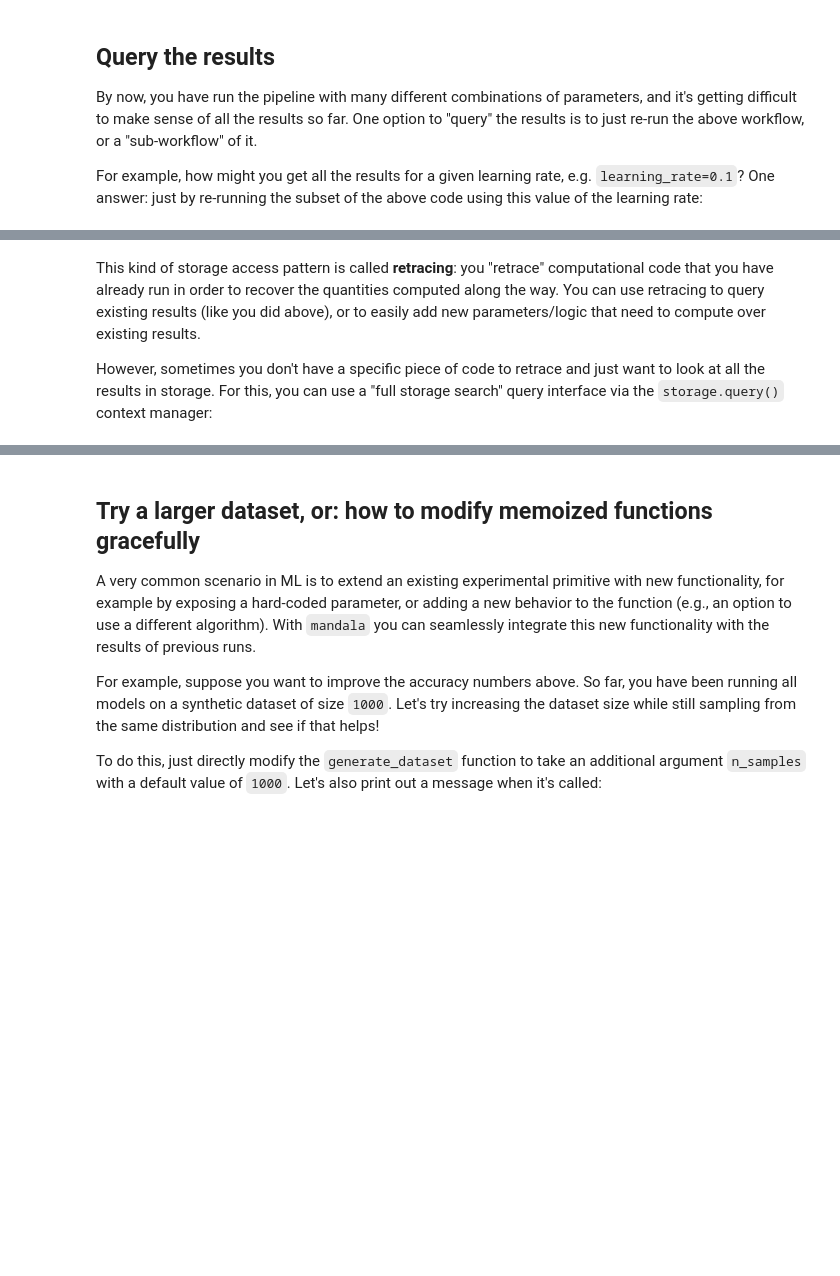
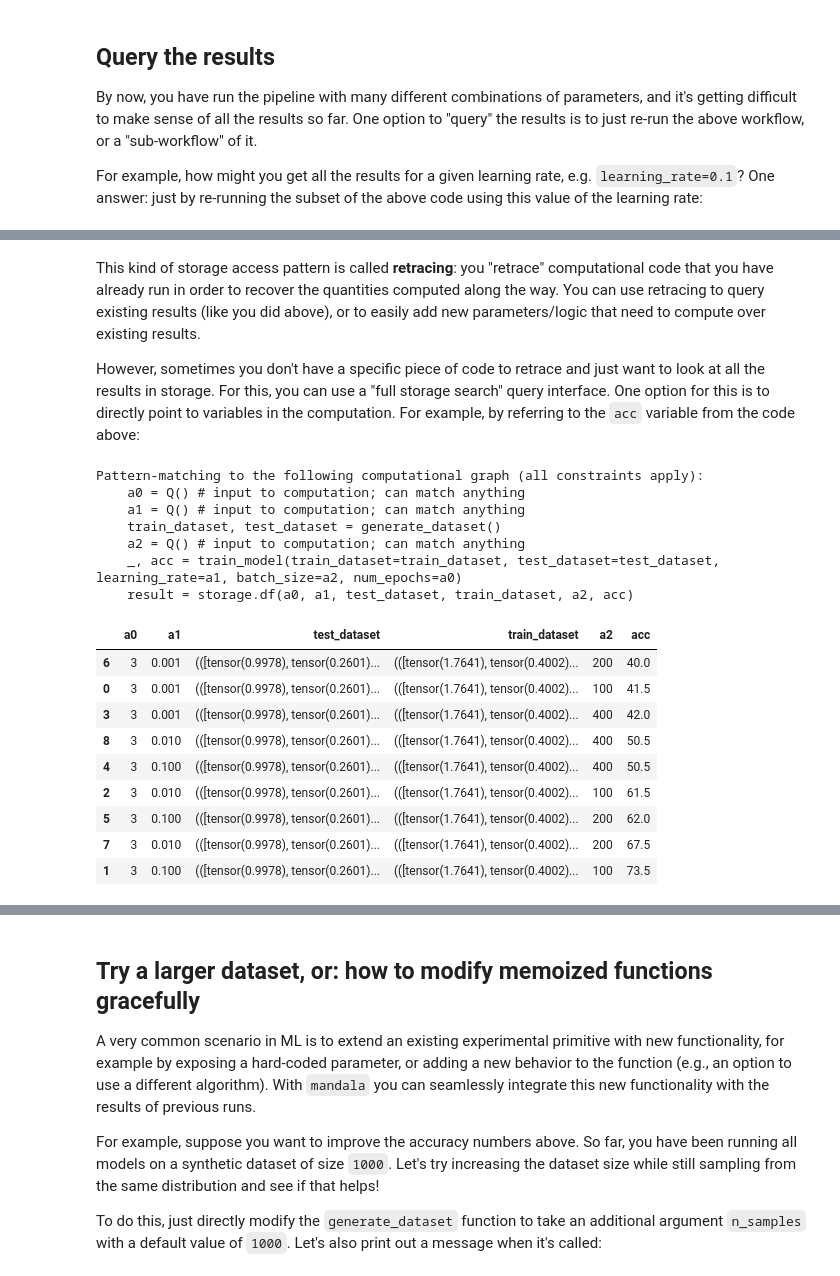
Before and after one commit to amakelov/mandala, a Jupyter notebook: tutorials/01_logistic.ipynb, the cells around one changed output, grey strips where cells are left out. Saved outputs shown, nothing was run; the diff lists cells and outputs as text; code cells hidden in the pictures; blank space fills up the shorter version.

```diff
--- a/tutorials/01_logistic.ipynb
+++ b/tutorials/01_logistic.ipynb
@@ -271,4 +275,26 @@ existing results.
 
 However, sometimes you don't have a specific piece of code to retrace and just
 want to look at all the results in storage. For this, you can use a "full
-storage search" query interface via the `storage.query()` context manager:
+storage search" query interface. One option for this is to directly point to
+variables in the computation. For example, by referring to the `acc` variable
+from the code above:
+# %%
+storage.similar(acc, context=True) # this may take a few seconds
+# %% [output]
+Pattern-matching to the following computational graph (all constraints apply):
+    a0 = Q() # input to computation; can match anything
+    a1 = Q() # input to computation; can match anything
+    train_dataset, test_dataset = generate_dataset()
+    a2 = Q() # input to computation; can match anything
+    _, acc = train_model(train_dataset=train_dataset, test_dataset=test_dataset, learning_rate=a1, batch_size=a2, num_epochs=a0)
+    result = storage.df(a0, a1, test_dataset, train_dataset, a2, acc)
+|  | a0 | a1 | test_dataset | train_dataset | a2 | acc |
+| 6 | 3 | 0.001 | (([tensor(0.9978), tensor(0.2601)... | (([tensor(1.7641), tensor(0.4002)... | 200 | 40.0 |
+| 0 | 3 | 0.001 | (([tensor(0.9978), tensor(0.2601)... | (([tensor(1.7641), tensor(0.4002)... | 100 | 41.5 |
+| 3 | 3 | 0.001 | (([tensor(0.9978), tensor(0.2601)... | (([tensor(1.7641), tensor(0.4002)... | 400 | 42.0 |
+| 8 | 3 | 0.010 | (([tensor(0.9978), tensor(0.2601)... | (([tensor(1.7641), tensor(0.4002)... | 400 | 50.5 |
+| 4 | 3 | 0.100 | (([tensor(0.9978), tensor(0.2601)... | (([tensor(1.7641), tensor(0.4002)... | 400 | 50.5 |
+| 2 | 3 | 0.010 | (([tensor(0.9978), tensor(0.2601)... | (([tensor(1.7641), tensor(0.4002)... | 100 | 61.5 |
+| 5 | 3 | 0.100 | (([tensor(0.9978), tensor(0.2601)... | (([tensor(1.7641), tensor(0.4002)... | 200 | 62.0 |
+| 7 | 3 | 0.010 | (([tensor(0.9978), tensor(0.2601)... | (([tensor(1.7641), tensor(0.4002)... | 200 | 67.5 |
+| 1 | 3 | 0.100 | (([tensor(0.9978), tensor(0.2601)... | (([tensor(1.7641), tensor(0.4002)... | 100 | 73.5 |
```
Also changed, not shown: parts of 14 cells of this notebook, 1 other file.
